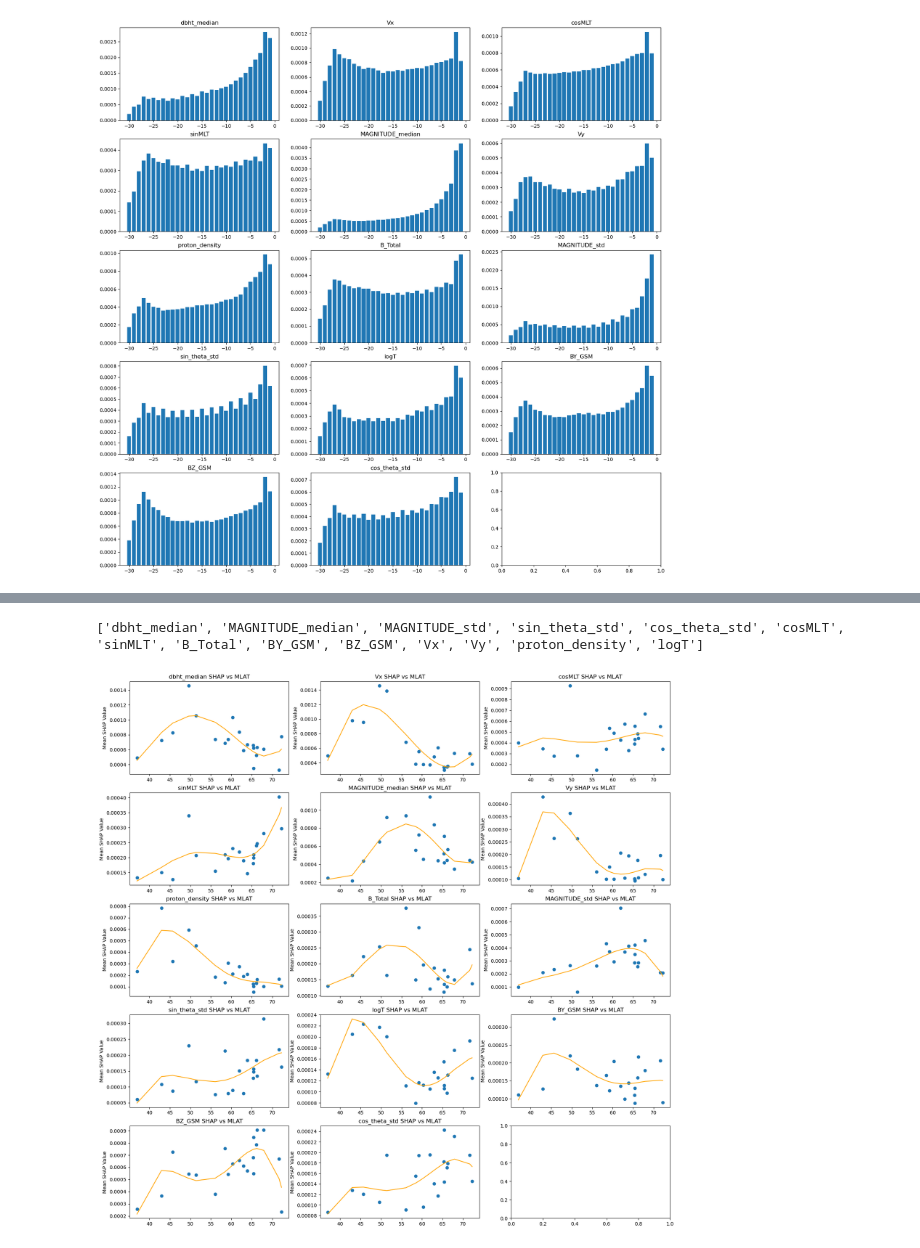
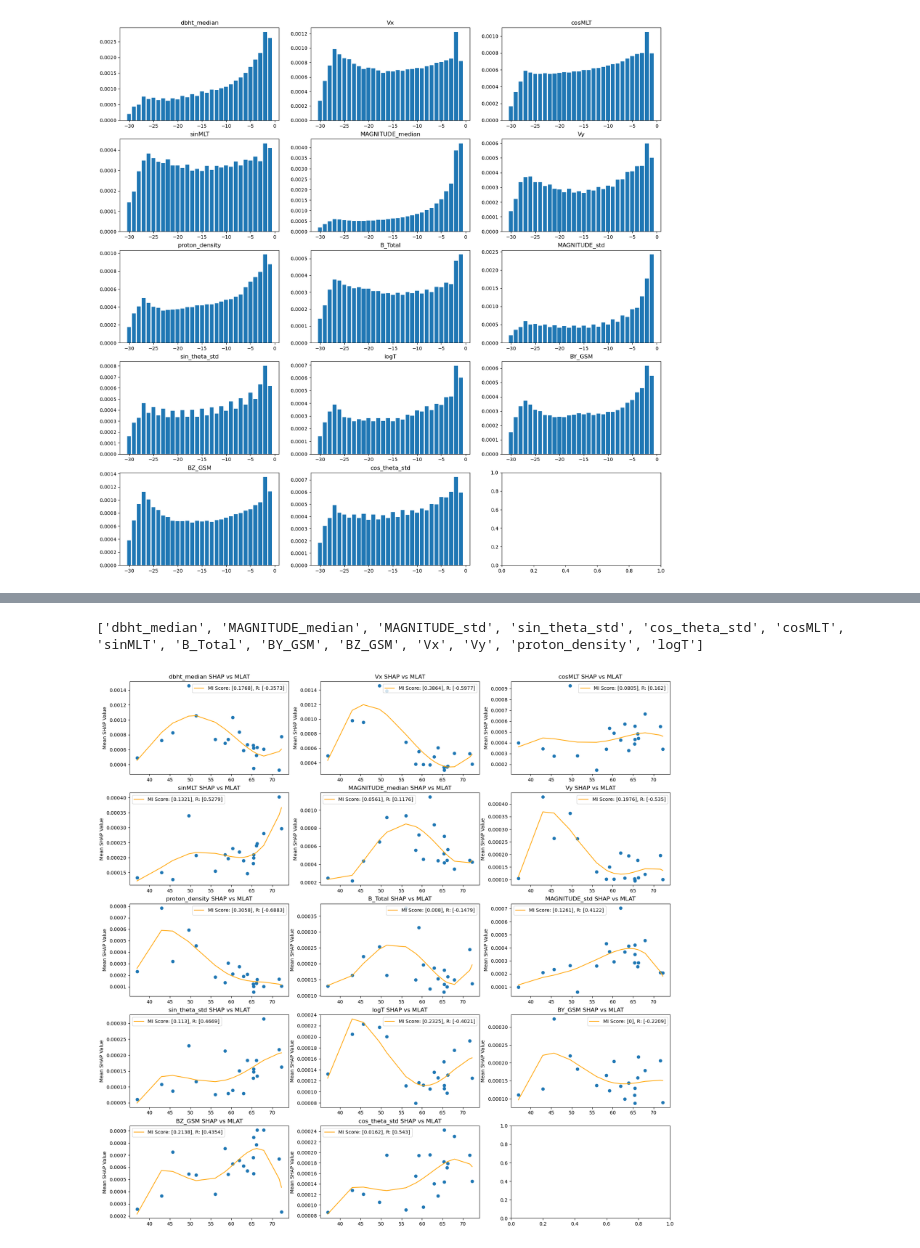
Before and after one commit to mikecoughlan/including_ion_temp_maps, a Jupyter notebook: examining_shap.ipynb, the cells around one changed output, grey strips where cells are left out. Saved outputs shown, nothing was run; the diff lists cells and outputs as text; code cells hidden in the pictures.

```diff
--- a/examining_shap.ipynb
+++ b/examining_shap.ipynb
@@ -62,6 +69,6 @@ for key in results.keys():
 
 	prec, rec, __ = precision_recall_curve(y_true=results[key]['swmag_results']['actual'], probas_pred=results[key]['swmag_results']['predicted_mean'])
 	swmag_auc.append(auc(rec, prec))
-	prec, rec, __ = precision_recall_curve(y_true=results[key]['maxpool_results']['actual'], probas_pred=results[key]['maxpool_results']['predicted_mean'])
+	prec, rec, __ = precision_recall_curve(y_true=results[key]['twins_results']['actual'], probas_pred=results[key]['twins_results']['predicted_mean'])
 	maxpool_auc.append(auc(rec, prec))
 	mean_lat.append(results[key]['mean_lat'])
@@ -149,7 +149,0 @@ for cluster in cluster_dict.values():
-# %%
-for cluster in cluster_dict.values():
-	for key, region in cluster['regions'].items():
-		if os.path.exists(f'{shap_dir}/{model_type}_region_{key}_{VERSION}.pkl'):
-			with open(f'{shap_dir}/{model_type}_region_{key}_{VERSION}.pkl', 'rb') as f:
-				shap_values = pickle.load(f)
-				cluster['regions'][key]['shap_dict'] = shap_values
@@ -155,0 +175,21 @@ for cluster in cluster_dict.values():
+# %%
+for cluster in cluster_dict.values():
+	for key, region in cluster['regions'].items():
+		if key=='GRL-1' or key=='GRL-2' or key=='SVLB':
+			if os.path.exists(f'{shap_dir}/twins_region_{key}_swmag_v6-oversampling.pkl'):
+				with open(f'{shap_dir}/twins_region_{key}_swmag_v6-oversampling.pkl', 'rb') as f:
+					shap_values = pickle.load(f)
+					cluster['regions'][key]['swmag_shap'] = shap_values
+			if os.path.exists(f'{shap_dir}/twins_region_{key}_twins_v_maxpooling_oversampling.pkl'):
+				with open(f'{shap_dir}/twins_region_{key}_twins_v_maxpooling_oversampling.pkl', 'rb') as f:
+					shap_values = pickle.load(f)
+					cluster['regions'][key]['twins_shap'] = shap_values
+		else:
+			if os.path.exists(f'{shap_dir}/twins_region_{key}_swmag_v6-1.pkl'):
+				with open(f'{shap_dir}/twins_region_{key}_swmag_v6-1.pkl', 'rb') as f:
+					shap_values = pickle.load(f)
+					cluster['regions'][key]['swmag_shap'] = shap_values
+			if os.path.exists(f'{shap_dir}/twins_region_{key}_twins_v_maxpooling.pkl'):
+				with open(f'{shap_dir}/twins_region_{key}_twins_v_maxpooling.pkl', 'rb') as f:
+					shap_values = pickle.load(f)
+					cluster['regions'][key]['twins_shap'] = shap_values
@@ -483,31 +530,36 @@ ALSK MLAT: 65.40392303466797
 HUD-0 MLAT: 61.94677734375
 HUD-1 MLAT: 71.61341857910156
 # %%
-feature_list = cluster_dict['greenland_cluster']['regions']['GRL-0']['shap_dict']['features'].tolist()
+feature_list = cluster_dict['greenland_cluster']['regions']['GRL-0'][f'{model_type}_shap']['features'].tolist()
 print(feature_list)
 fig, axes = plt.subplots(5,3,figsize=(20,20))
+for_MI = []
 for i, var in enumerate(feature_list):
 	j = i % 5
 	k = i % 3
 	shaps, lats = [], []
 
 	for cluster in cluster_dict.values():
 		for name, region in cluster['regions'].items():
 			if name == 'JPN-0':
 				continue
-			if 'shap_dict' in region.keys():
-				region_shap_values = np.concatenate(region['shap_dict']['mean_shap'], axis=0)[:, feature_list.index(var)]
+			if f'{model_type}_shap' in region.keys():
+				region_shap_values = np.concatenate(region[f'{model_type}_shap']['mean_shap'], axis=0)[:, feature_list.index(var)]
 				shaps.append(np.median(np.abs(region_shap_values)))
 				lats.append(region['mean_lat'])
+
 	plot_df = pd.DataFrame({'lats':lats, 'shaps':shaps}).sort_values(by='lats')
-	plot_df = plot_df[:-3]
 	z = np.polyfit(plot_df['lats'], plot_df['shaps'], 4)
 	p = np.poly1d(z)
-	axes[j,k].plot(plot_df['lats'], p(plot_df['lats']), color='orange', label='poly fit')
+	MI_x = plot_df['lats'].to_numpy().reshape(-1,1)
+	MI_y = plot_df['shaps'].to_numpy()
+	for_MI.append(np.array(MI_y).reshape(-1,1))
+	axes[j,k].plot(plot_df['lats'], p(plot_df['lats']), color='orange', label=f'MI Score: {mutual_info_regression(MI_x, MI_y).round(4)}, R: {r_regression(MI_x, MI_y).round(4)}')
 	axes[j,k].scatter(plot_df['lats'], plot_df['shaps'])
 	axes[j,k].set_ylabel('Mean SHAP Value')
 	axes[j,k].set_title(f'{var} SHAP vs MLAT')
+	axes[j,k].legend()
 plt.savefig('plots/median_shap_vs_mlat.png')
 # %% [output]
 ['dbht_median', 'MAGNITUDE_median', 'MAGNITUDE_std', 'sin_theta_std', 'cos_theta_std', 'cosMLT', 'sinMLT', 'B_Total', 'BY_GSM', 'BZ_GSM', 'Vx', 'Vy', 'proton_density', 'logT']
-[figure, old version]
+[figure, new version]
```
Also changed, not shown: parts of 12 cells of this notebook, 5 other files.
